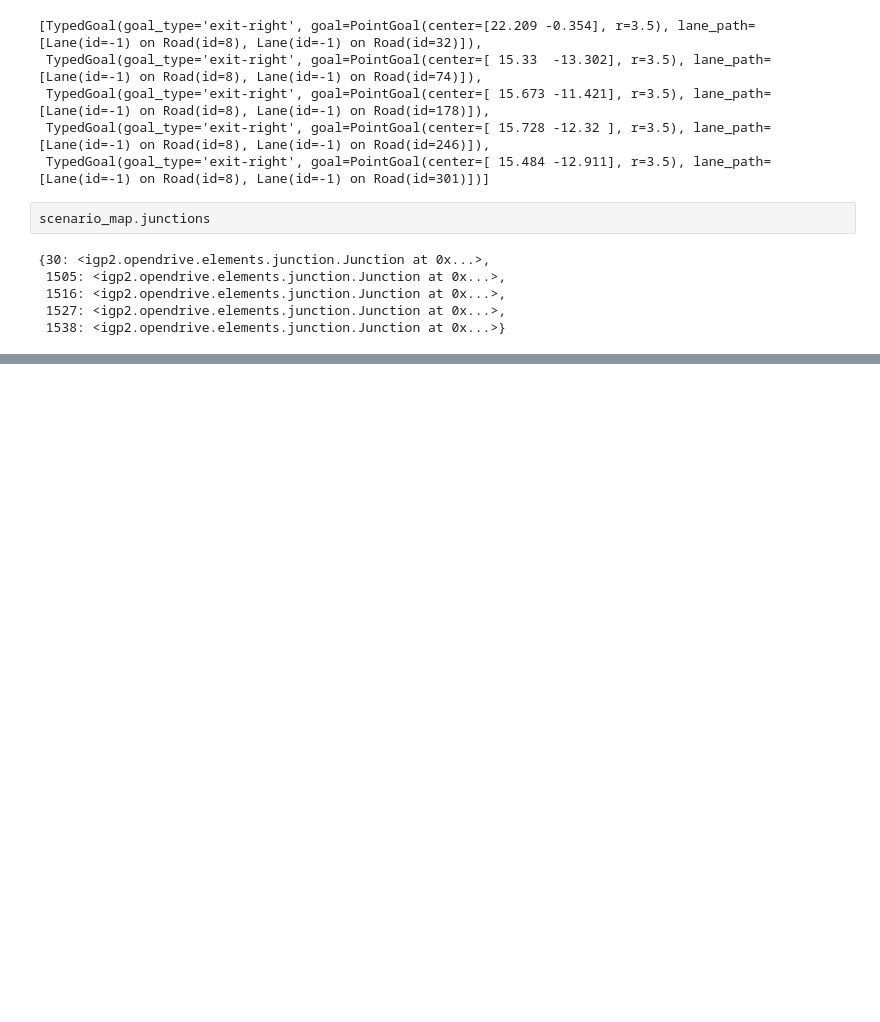
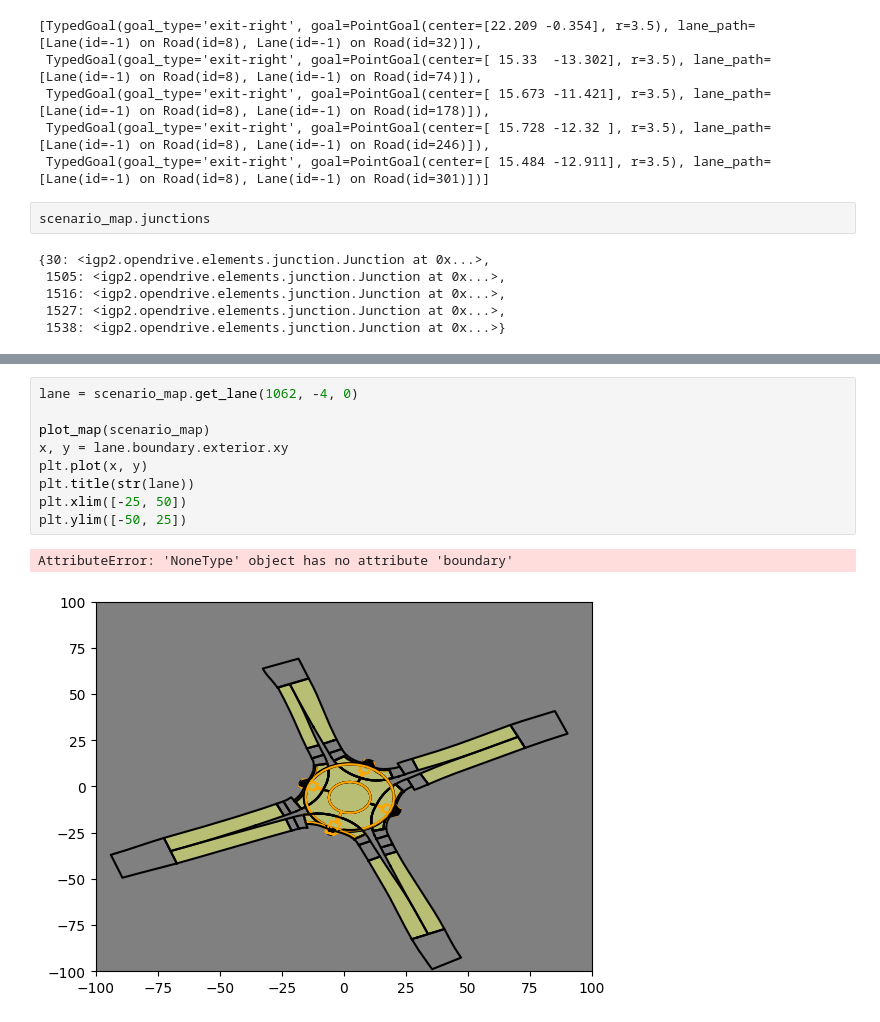
Before and after one commit to uoe-agents/OGRIT, a Jupyter notebook: analysis/notebooks/rdb5 debugging.ipynb, the cells around one changed output, grey strips where cells are left out. Saved outputs shown, nothing was run; the diff lists cells and outputs as text; blank space fills up the shorter version.

```diff
--- a/analysis/notebooks/rdb5 debugging.ipynb
+++ b/analysis/notebooks/rdb5 debugging.ipynb
@@ -215,0 +216,12 @@ for rd in scenario_map.junctions[1516].roads:
+# %%
+lane = scenario_map.get_lane(1062, -4, 0)
+
+plot_map(scenario_map)
+x, y = lane.boundary.exterior.xy
+plt.plot(x, y)
+plt.title(str(lane))
+plt.xlim([-25, 50])
+plt.ylim([-50, 25])
+# %% [output]
+AttributeError: 'NoneType' object has no attribute 'boundary'
+[figure, added]
```
Also changed, not shown: parts of 6 cells of this notebook, 4 other files.
